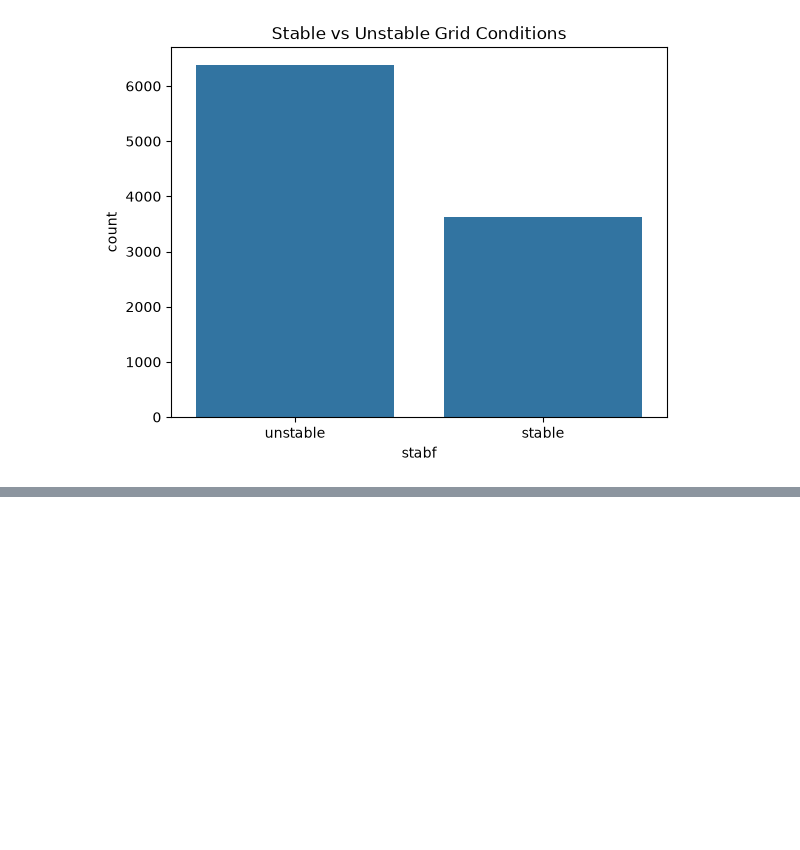
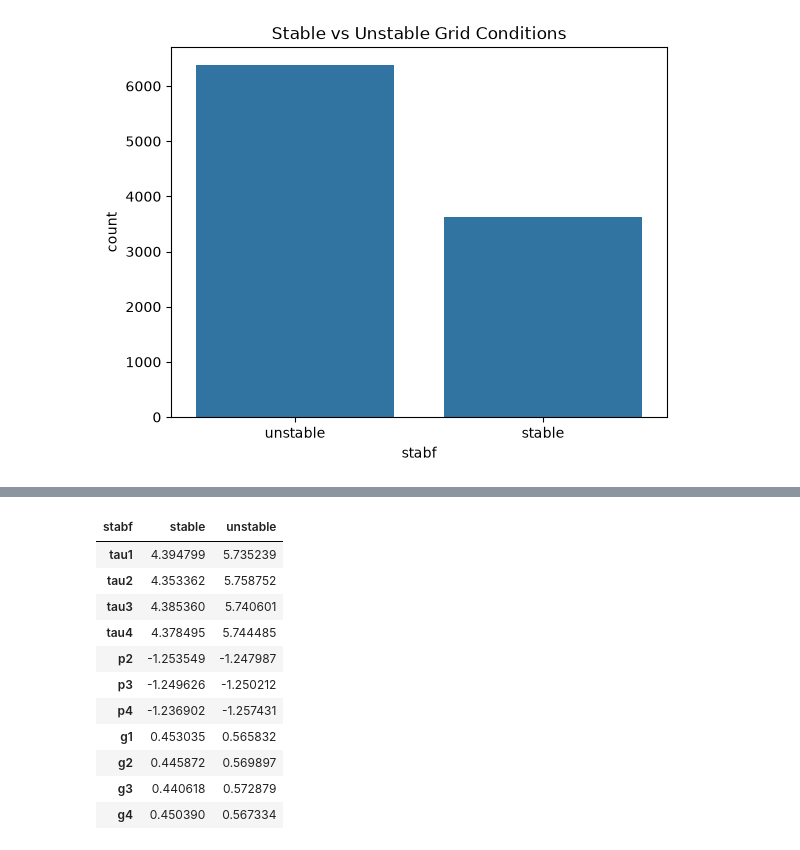
Before and after one commit to sadidarham/GridGuard, a Jupyter notebook: notebooks/01_data_exploration.ipynb, the cells around one changed output, grey strips where cells are left out. Drawn from its saved outputs; the diff is of its cells as text; code cells hidden in the pictures; blank space fills up the shorter version.

```diff
--- a/notebooks/01_data_exploration.ipynb
+++ b/notebooks/01_data_exploration.ipynb
@@ -111,0 +125,15 @@ plt.show()
+# %%
+df.groupby("stabf")[features].mean().T
+# %% [output]
+| stabf | stable | unstable |
+| tau1 | 4.394799 | 5.735239 |
+| tau2 | 4.353362 | 5.758752 |
+| tau3 | 4.385360 | 5.740601 |
+| tau4 | 4.378495 | 5.744485 |
+| p2 | -1.253549 | -1.247987 |
+| p3 | -1.249626 | -1.250212 |
+| p4 | -1.236902 | -1.257431 |
+| g1 | 0.453035 | 0.565832 |
+| g2 | 0.445872 | 0.569897 |
+| g3 | 0.440618 | 0.572879 |
+| g4 | 0.450390 | 0.567334 |
```
Also changed, not shown: parts of 1 cell of this notebook, 1 other file.
